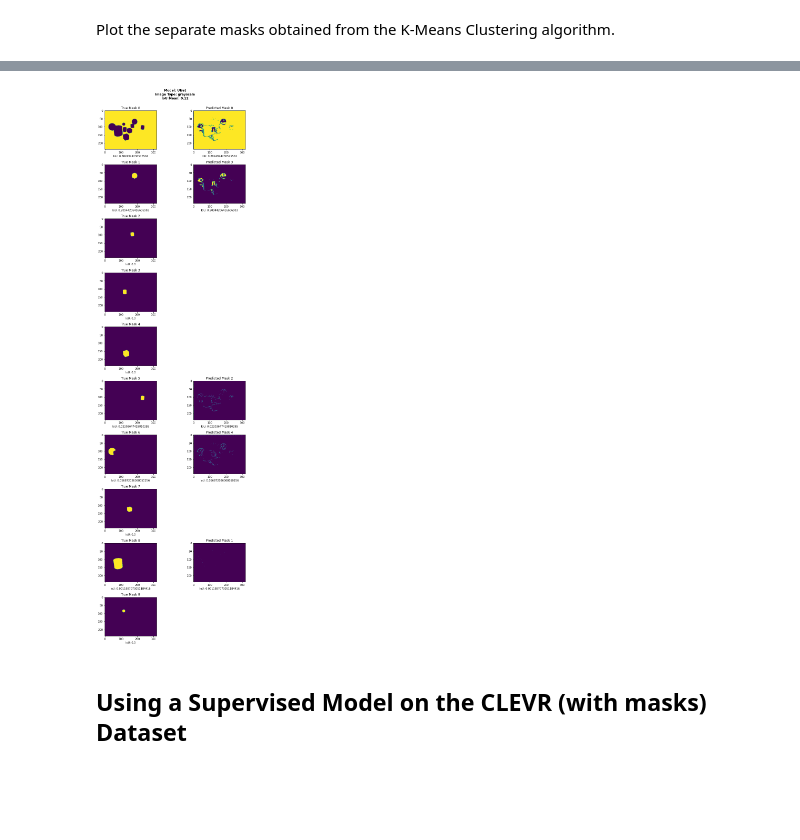
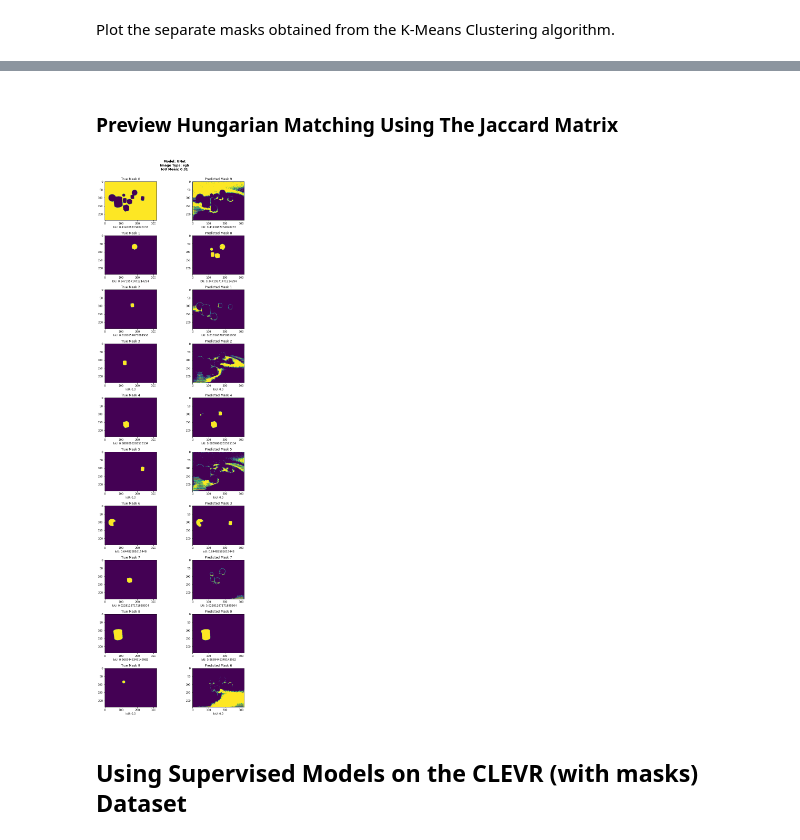
Before and after one commit to fusedbloxxer/segmentation-as-clusterization, a Jupyter notebook: SegmentationAsClusterization.ipynb, the cells around one changed output, grey strips where cells are left out. Drawn from its saved outputs; the diff is of its cells as text; code cells hidden in the pictures; blank space fills up the shorter version.

```diff
--- a/SegmentationAsClusterization.ipynb
+++ b/SegmentationAsClusterization.ipynb
@@ -405,7 +427,7 @@ for idx, hmap in enumerate(model.feature_maps):
     hmap = hmap.contiguous()
 
     # Run the K-Means algorithm
-    labels, clusters = KMeans_cosine(hmap, K=count, n_init=10, max_iter=300, tol=1e-5)
+    labels = KMeans_cosine(hmap, K=count, n_init=10, max_iter=300, tol=1e-5)
 
     # Select current subplot
     plt.subplot(3, 4, idx + 2)
@@ -607,24 +502,0 @@ def jaccard_score_matrix(true_masks: torch.Tensor, pred_masks: torch.Tensor) ->
-# %%
-from scipy.optimize import linear_sum_assignment
-
-def intersection_over_union(jaccard_matrix: torch.Tensor) -> torch.Tensor:
-    """
-        From a Jaccard Matrix compute the average IoU scores,
-        by selecting the best mask pairs scores using a hungarian
-        matching algorithm.
-    """
-    # Calculate the most likely mask pairs according to the Jaccard Matrix
-    rows, cols = linear_sum_assignment(-jaccard_matrix.cpu())
-
-    # Send the results back to the GPU
-    rows = torch.Tensor(rows).to(torch.long).to(args.device)
-    cols = torch.Tensor(cols).to(torch.long).to(args.device)
-
-    # Extract the optimum matching scores
-    scores = jaccard_matrix[rows, cols]
-
-    # Compute the IoU mean score
-    iou = scores.mean()
-
-    # Return the output
-    return iou
@@ -631,5 +505,5 @@ def intersection_over_union(jaccard_matrix: torch.Tensor) -> torch.Tensor:
 # %%
-from src.KMeans import KMeans_cosine
+from src.Metric.intersection_over_union import upsample, linearize, clusterize, segregate, jaccard_score_matrix, intersection_over_union
 
 # Set the model to evaluation mode
 model.eval()
@@ -637,9 +511,9 @@ model.eval()
 # Declare the scores per layer list
 iou_scores = []
 
-for idx, (image, true_masks, objects) in enumerate(test_dataset):
+for idx, entry in enumerate(test_dataset):
     # Send image and masks to the current available device
-    image, true_masks = image.unsqueeze(0).to(args.device), true_masks.squeeze(1).to(args.device)
+    image, true_masks, objects = entry['image'].unsqueeze(0).to(args.device), entry['mask'].squeeze(1).to(args.device), entry['count']
 
     # Discard extra (empty) masks
     true_masks = true_masks[:objects, ...]
@@ -655,9 +529,6 @@ for idx, (image, true_masks, objects) in enumerate(test_dataset):
 
     # Apply operations
     for layer, feature_map in enumerate(model.feature_maps):
-        if layer == 0:
-            continue
-
         # Upsample the feature maps
         feature_map = upsample(feature_map, H, W)
 
@@ -685,6 +556,10 @@ for idx, (image, true_masks, objects) in enumerate(test_dataset):
         # Append scores to each layer
         iou_scores[layer].append(iou)
 
+# Nullify first layer
+if image_type == 'grayscale':
+    iou_scores[0].extend([torch.as_tensor(0) for _ in range(1000)])
+
 # Calculate the IoU mean for each layer individually
 layers_means = torch.Tensor(iou_scores).mean(dim=1)
 # %% [output]
@@ -750,4 +623,8 @@ plt.show()
+# %% [markdown]
+### Preview Hungarian Matching Using The Jaccard Matrix
 # %%
+from scipy.optimize import linear_sum_assignment
+
 # Calculate the most likely mask pairs according to the Jaccard Matrix
 rows, cols = linear_sum_assignment(-jaccard_matrix.cpu())
 
@@ -767,37 +644,33 @@ f = plt.figure()
 # Add a figure super title
 f.suptitle(f'Model: {model_name}\nImage Type: {image_type}\nIoU Mean: {iou:.02}\n\n\n', fontweight='bold')
 
 # Configure figure properties
 f.set_figwidth(10)
 f.set_figheight(30)
 
 # Show matches
 for i in range(rows.shape[0]):
-
     # Print the true masks
     plt.subplot(rows.shape[0], 2, 2 * i + 1)
     plt.title(f'True Mask {rows[i]}')
     plt.imshow(true_masks[rows[i]].cpu())
     plt.xlabel(f'IoU: {jaccard_matrix[rows[i], cols[i]]}')
-
-    if cols[i] > 4:
-        continue
 
     # Print the predicted masks
     plt.subplot(rows.shape[0], 2, 2 * i + 2)
     plt.title(f'Predicted Mask {cols[i]}')
     plt.imshow(pred_masks[cols[i]].cpu())
     plt.xlabel(f'IoU: {jaccard_matrix[rows[i], cols[i]]}')
 
 # Create boundaries around each plot
 plt.tight_layout()
 
 # Save the plot
 plt.savefig(f'{args.output_dir}/iou/matching_{model_name}_{image_type}.jpg')
 
 # Show the plots
 plt.show()
 # %% [output]
-[figure, old version]
+[figure, new version]
 # %% [markdown]
-## Using a Supervised Model on the **CLEVR (with masks)** Dataset
+## Using Supervised Models on the **CLEVR (with masks)** Dataset
```
Also changed, not shown: parts of 28 cells of this notebook, 12 other files.
